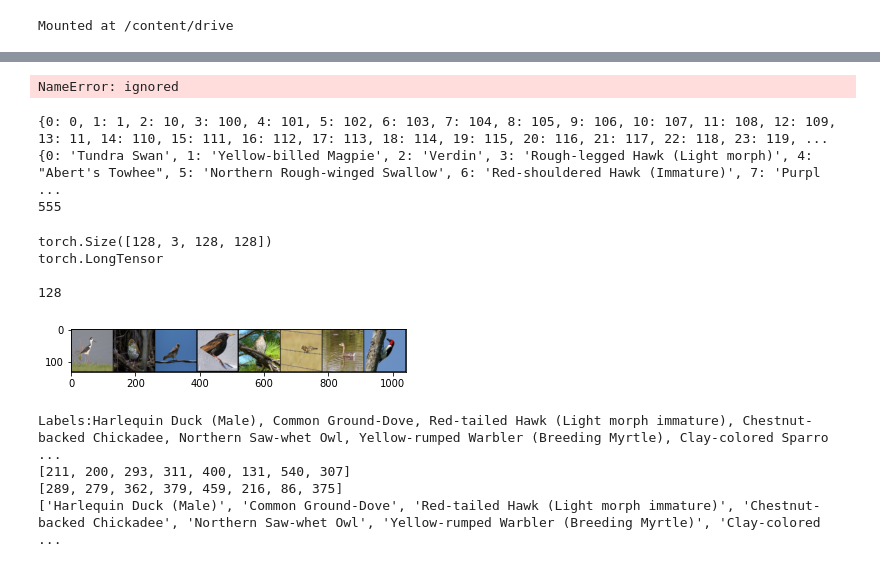
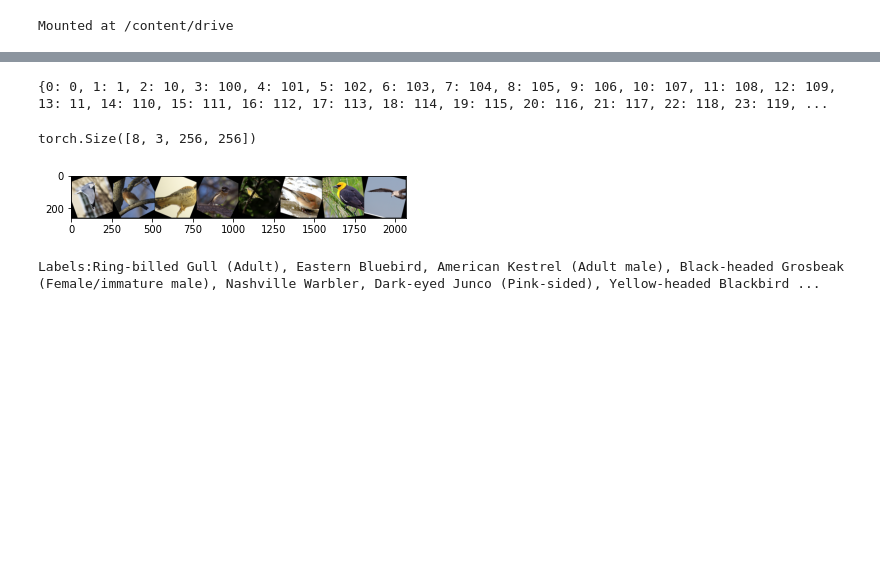
Before and after one commit to JingC123/CSE455_Project, a Jupyter notebook: code/CSE455_Project.ipynb, the cells around one changed output, grey strips where cells are left out. Drawn from its saved outputs; the diff is of its cells as text; code cells hidden in the pictures; blank space fills up the shorter version.

```diff
--- a/code/CSE455_Project.ipynb
+++ b/code/CSE455_Project.ipynb
@@ -13,25 +24,0 @@ Successfully installed helpers-0.2.0
-# %%
-import numpy as np
-import matplotlib.pyplot as plt
-
-import torch
-import torchvision
-import torchvision.transforms as transforms
-import torch.nn as nn
-import torch.nn.functional as F
-import torch.optim as optim
-
-
-!cp /content/drive/MyDrive/CSE_455_Project/utils.py .
-!cp /content/drive/MyDrive/CSE_455_Project/BirdDataSet.py .
-!cp /content/drive/MyDrive/CSE_455_Project/Simple_DLA.py .
-from utils import *
-from BirdDataSet import BirdDataset
-
-device = torch.device("cuda:0" if torch.cuda.is_available() else "cpu")
-print(device)
-checkpoints = '/content/drive/MyDrive/CSE_455_Project/birds21wi/checkpoint/'
-class_to_idx = {}
-classes = sorted([str(i) for i in range(555)])
-for i in range(len(classes)):
-    class_to_idx[classes[i]] = str(i)
@@ -76,20 +56,20 @@ names.txt           100%[===================>]  13.43K  --.-KB/s    in 0s
 # %%
 def get_bird_data(augmentation=0):
     transform_train = transforms.Compose([
+        transforms.Resize(256),
         transforms.RandomCrop(256, padding=8, padding_mode='edge'), # Take 128x128 crops from padded images
         transforms.RandomHorizontalFlip(),    # 50% of time flip image along y-axis
+        transforms.RandomRotation(30),
         transforms.ToTensor(),
-        transforms.Normalize((0.5, 0.5, 0.5), (0.5, 0.5, 0.5))
     ])
 
     transform_test = transforms.Compose([
         transforms.Resize(256),
         transforms.ToTensor(),
-        transforms.Normalize((0.5, 0.5, 0.5), (0.5, 0.5, 0.5))
     ])
-    # trainset = BirdDataset("/content/drive/MyDrive/CSE_455_Project/birds21wi/h5files/training/*.h5", transform=transform_train)
     trainset = torchvision.datasets.ImageFolder(root='birds21wi/train', transform=transform_train)
-    trainloader = torch.utils.data.DataLoader(trainset, batch_size=128, shuffle=True, num_workers=2)
+    trainloader = torch.utils.data.DataLoader(trainset, batch_size=64, shuffle=True, num_workers=2)
+
     testset = torchvision.datasets.ImageFolder(root='birds21wi/testing', transform=transform_test)
     testloader = torch.utils.data.DataLoader(testset, batch_size=1, shuffle=False, num_workers=2)
     classes = open("birds21wi/names.txt").read().strip().split("\n")
@@ -99,48 +79,29 @@ def get_bird_data(augmentation=0):
     return {'train': trainloader, 'test': testloader, 'to_class': idx_to_class, 'to_name':idx_to_name}
 
 data = get_bird_data()
-# %% [output]
-NameError: ignored
 # %%
 print(data['to_class'])
-print(data['to_name'])
-print(len(data['to_class']))
 # %% [output]
 {0: 0, 1: 1, 2: 10, 3: 100, 4: 101, 5: 102, 6: 103, 7: 104, 8: 105, 9: 106, 10: 107, 11: 108, 12: 109, 13: 11, 14: 110, 15: 111, 16: 112, 17: 113, 18: 114, 19: 115, 20: 116, 21: 117, 22: 118, 23: 119, ...
-{0: 'Tundra Swan', 1: 'Yellow-billed Magpie', 2: 'Verdin', 3: 'Rough-legged Hawk (Light morph)', 4: "Abert's Towhee", 5: 'Northern Rough-winged Swallow', 6: 'Red-shouldered Hawk (Immature)', 7: 'Purpl ...
-555
 # %%
 dataiter = iter(data['train'])
 images, labels = dataiter.next()
-labels = labels.type(torch.LongTensor)
-print(images.shape)
 images = images[:8]
-print(labels.type())
-print(" ")
-print(len(labels))
+print(images.size())
 
 def imshow(img):
     npimg = img.numpy()
     plt.imshow(np.transpose(npimg, (1, 2, 0)))
     plt.show()
 
 # show images
 imshow(torchvision.utils.make_grid(images))
 # print labels
 print("Labels:" + ', '.join('%9s' % data['to_name'][labels[j].item()] for j in range(8)))
-print([labels[j].item() for j in range(8)])
-print([data['to_class'][labels[j].item()] for j in range(8)])
-print([data['to_name'][labels[j].item()] for j in range(8)])
 # %% [output]
-torch.Size([128, 3, 128, 128])
-torch.LongTensor
-
-128
+torch.Size([8, 3, 256, 256])
-[figure, old version]
+[figure, new version]
-Labels:Harlequin Duck (Male), Common Ground-Dove, Red-tailed Hawk (Light morph immature), Chestnut-backed Chickadee, Northern Saw-whet Owl, Yellow-rumped Warbler (Breeding Myrtle), Clay-colored Sparro ...
-[211, 200, 293, 311, 400, 131, 540, 307]
-[289, 279, 362, 379, 459, 216, 86, 375]
-['Harlequin Duck (Male)', 'Common Ground-Dove', 'Red-tailed Hawk (Light morph immature)', 'Chestnut-backed Chickadee', 'Northern Saw-whet Owl', 'Yellow-rumped Warbler (Breeding Myrtle)', 'Clay-colored ...
+Labels:Ring-billed Gull (Adult), Eastern Bluebird, American Kestrel (Adult male), Black-headed Grosbeak (Female/immature male), Nashville Warbler, Dark-eyed Junco (Pink-sided), Yellow-headed Blackbird ...
 # %%
 def train(net, dataloader, epochs=1, start_epoch=0, lr=0.01, momentum=0.9, decay=0.0005,
           verbose=1, print_every=10, state=None, schedule={}, checkpoint_path=None):
```
Also changed, not shown: parts of 15 cells of this notebook.
